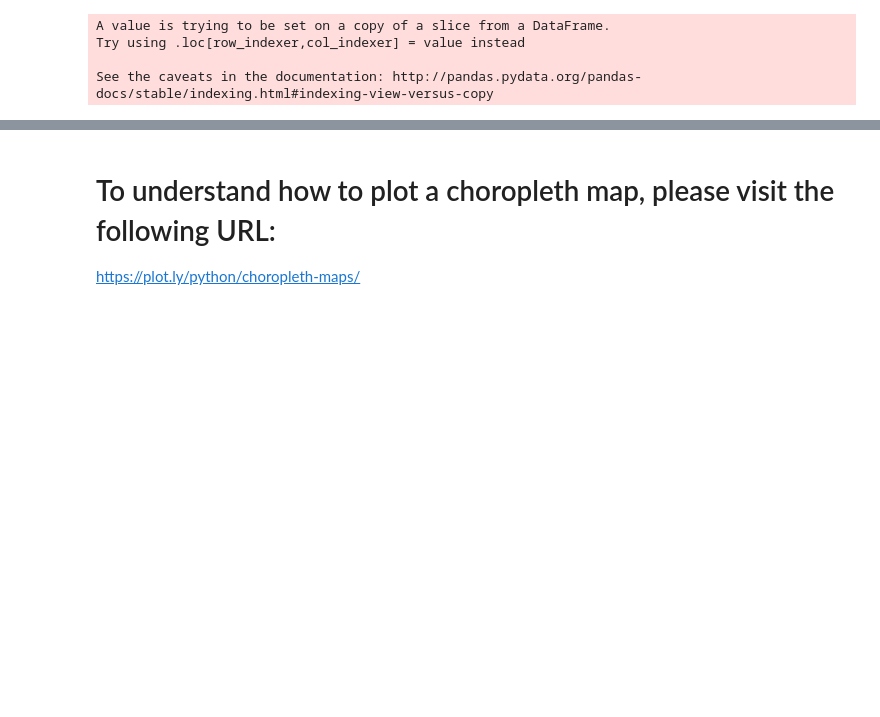
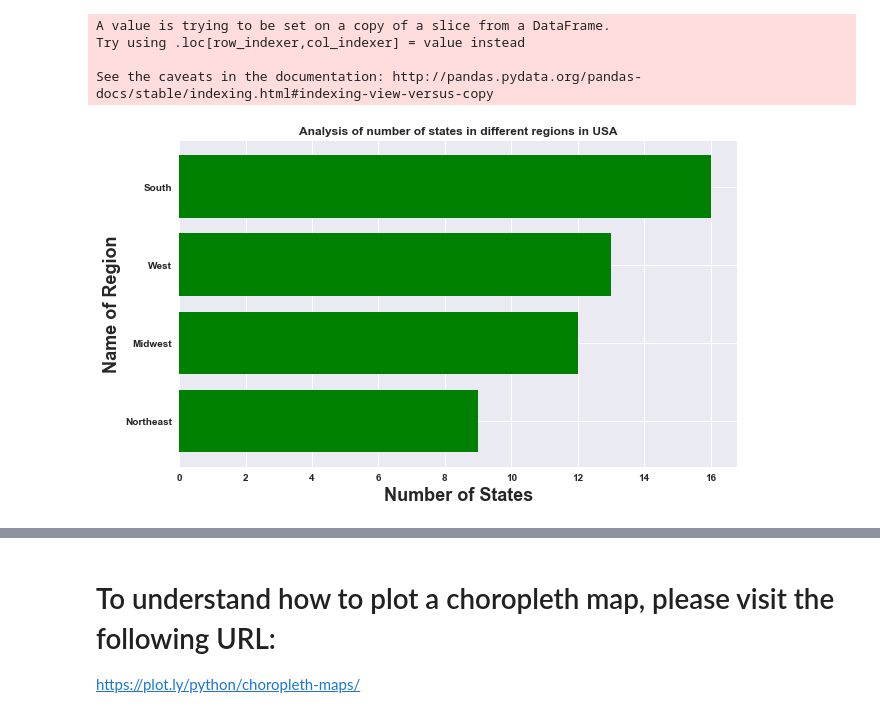
Before and after one commit to bodhisattamaiti25/projects-data-science, a Jupyter notebook: US_Energy_Economic_Census_Data_Analysis/US_Energy_Economic_Census_Data_Analysis.ipynb, the cells around one changed output, grey strips where cells are left out. Cells and saved outputs as stored; diff of their text form; code cells hidden in the pictures; blank space fills up the shorter version.

Commit message:
add horizontal bar charts

```diff
--- a/US_Energy_Economic_Census_Data_Analysis/US_Energy_Economic_Census_Data_Analysis.ipynb
+++ b/US_Energy_Economic_Census_Data_Analysis/US_Energy_Economic_Census_Data_Analysis.ipynb
@@ -148,3 +148,32 @@ A value is trying to be set on a copy of a slice from a DataFrame.
 Try using .loc[row_indexer,col_indexer] = value instead
 
 See the caveats in the documentation: http://pandas.pydata.org/pandas-docs/stable/indexing.html#indexing-view-versus-copy
+# %%
+def generate_horizontalBarChart(ax, y_pos, count, color, yTickLabels, xLabel, yLabel, plotTitle, rotation=35):
+
+
+    ax.barh(y_pos, count, align='center', color=color)
+    ax.set_yticks(y_pos)
+
+    ax.set_yticklabels(yTickLabels, fontweight='bold')
+    ax.invert_yaxis()
+    ax.set_xlabel(xLabel, fontweight='bold', fontsize=18)
+    ax.set_ylabel(yLabel, fontweight='bold', fontsize=18)
+    ax.set_title(plotTitle, fontweight='bold')
+
+    for cur_tick in ax.get_xticklabels():
+        cur_tick.set_rotation(rotation)
+        cur_tick.set_fontweight('bold')
+    plt.show()
+# %%
+states_in_region_counts = energy_economic_census_df_filtered['Region Name'].value_counts().to_dict()
+states_in_region_counts = sorted(states_in_region_counts.items(), key=lambda x:x[1], reverse=True)
+unzip_state_region_data = zip(*states_in_region_counts)
+regions = unzip_state_region_data[0]
+states_count = unzip_state_region_data[1]
+
+pylab.rcParams['figure.figsize'] = 10, 6
+fig1, ax1 = plt.subplots()
+generate_horizontalBarChart(ax1, np.arange(len(regions)), states_count, 'green', regions, 'Number of States', 'Name of Region', 'Analysis of number of states in different regions in USA', 0)
+# %% [output]
+[figure, added]
```
Also changed, not shown: parts of 1 cell of this notebook.
